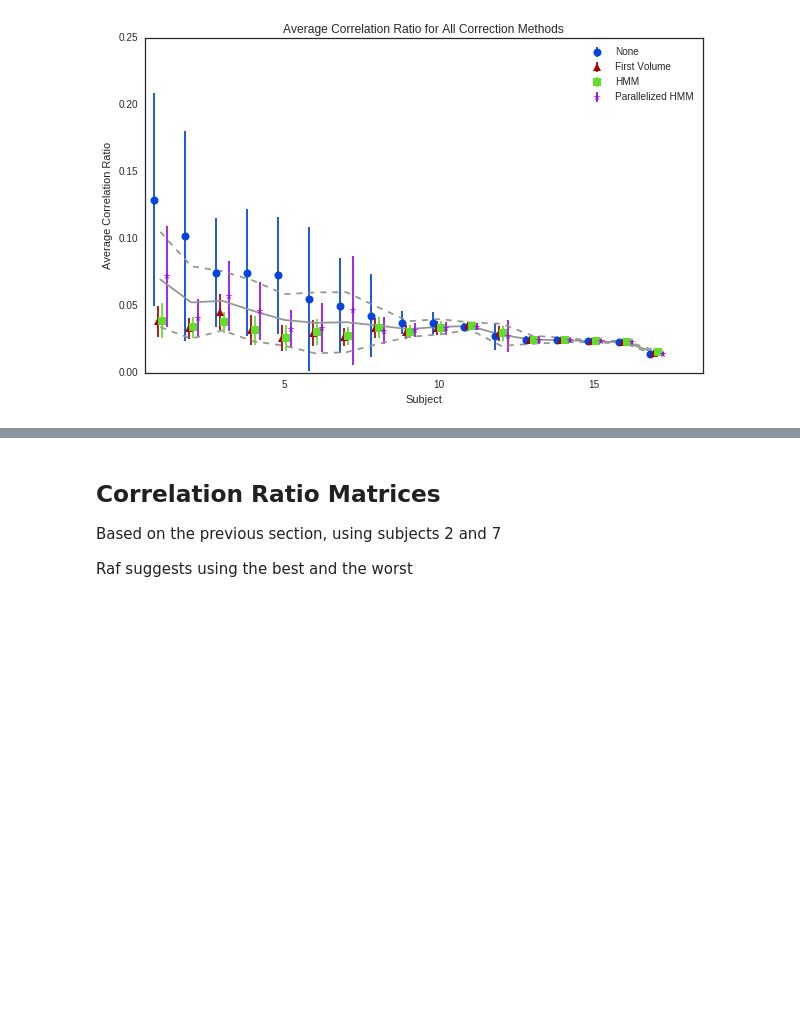
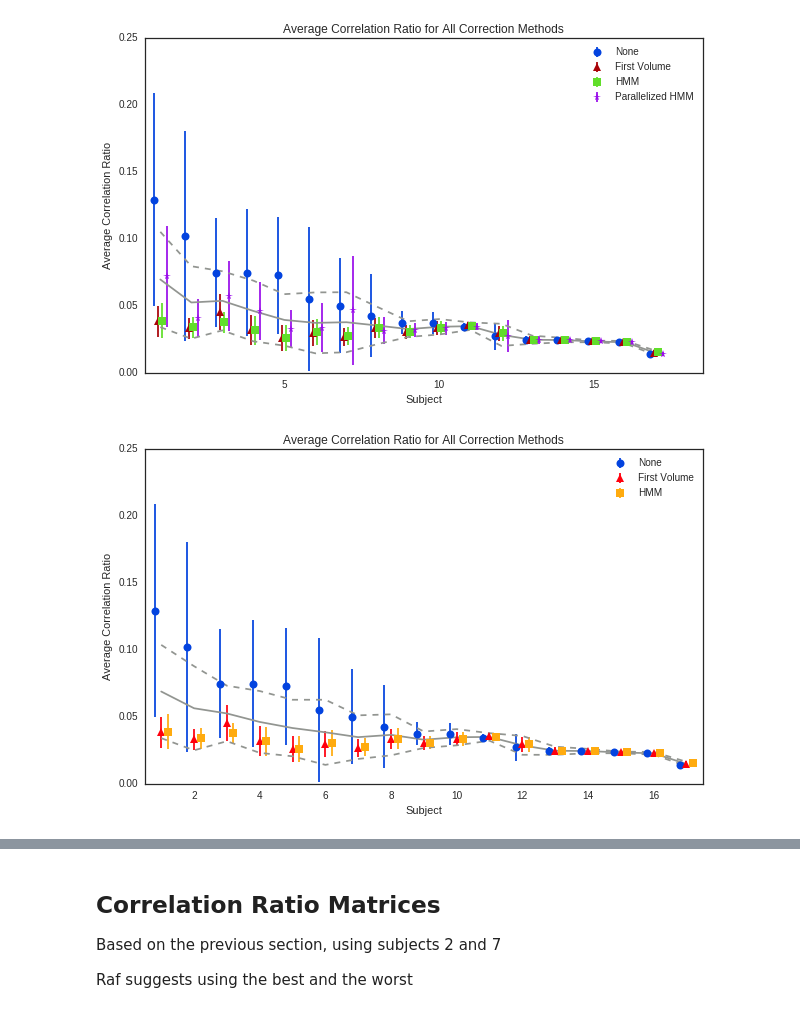
Before and after one commit to jmschabdach/markov-movement-correction, a Jupyter notebook: figureGeneration.ipynb, the cells around one changed output, grey strips where cells are left out. Drawn from its saved outputs; the diff is of its cells as text; code cells hidden in the pictures; blank space fills up the shorter version.

Commit message:
modified corrected image analysis pipeline

```diff
--- a/figureGeneration.ipynb
+++ b/figureGeneration.ipynb
@@ -719,3 +1013,8 @@ plotCorrelationStatsAll([origCorrelationMatrices, firstCorrelationMatrices, hmmC
                         outFn='figures/boxplot-all.png')
 # %% [output]
 [figure]
+# %%
+plotCorrelationStatsThree([origCorrelationMatrices, firstCorrelationMatrices, hmmCorrelationMatrices],
+                        outFn='figures/boxplot-three.png')
+# %% [output]
+[figure, added]
```
Also changed, not shown: parts of 22 cells of this notebook, 10 other files.
